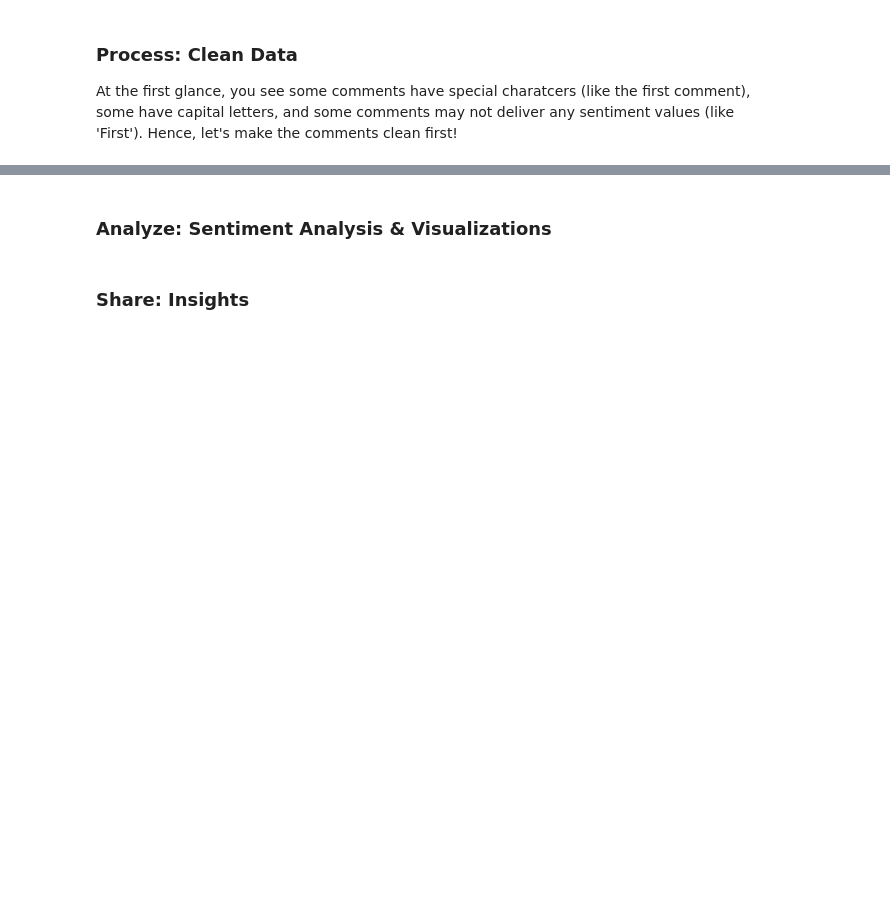
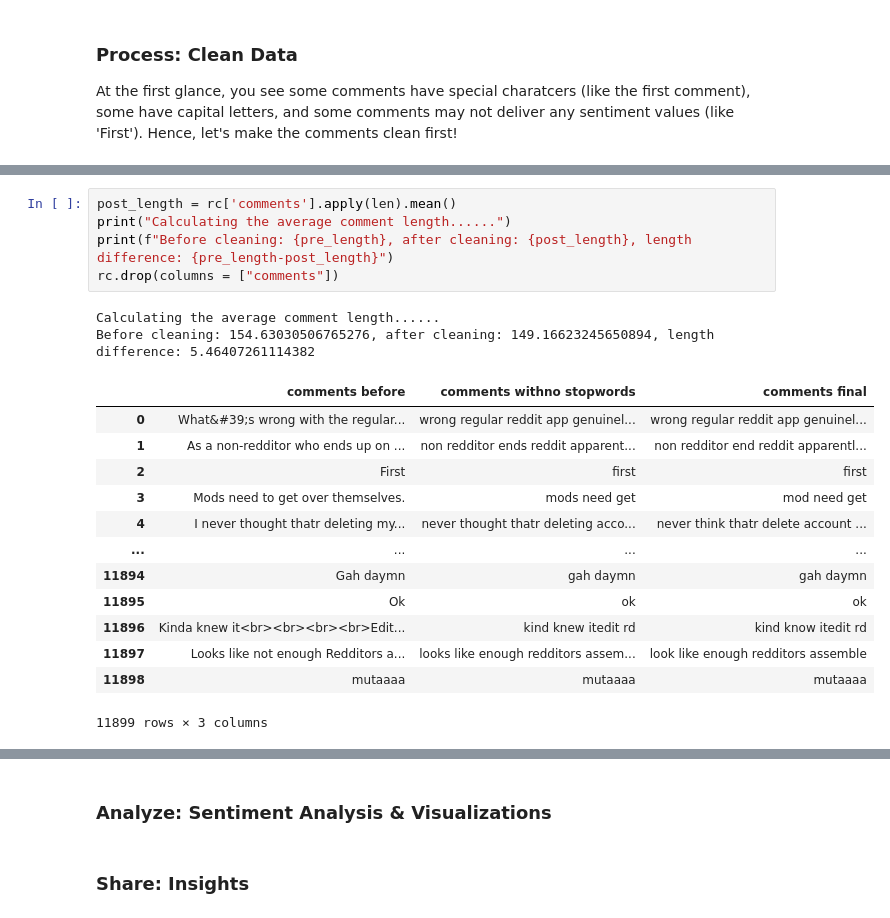
Before and after one commit to WilliamLu1999/Data-ML-Projects, a Jupyter notebook: reddit_api_sentiment_analysis_spark.ipynb, the cells around one changed output, grey strips where cells are left out. Drawn from its saved outputs; the diff is of its cells as text; blank space fills up the shorter version.

```diff
--- a/reddit_api_sentiment_analysis_spark.ipynb
+++ b/reddit_api_sentiment_analysis_spark.ipynb
@@ -185 +259,22 @@ At the first glance, you see some comments have special charatcers (like the fir
+# %%
+post_length = rc['comments'].apply(len).mean()
+print("Calculating the average comment length......")
+print(f"Before cleaning: {pre_length}, after cleaning: {post_length}, length difference: {pre_length-post_length}")
+rc.drop(columns = ["comments"])
+# %% [output]
+Calculating the average comment length......
+Before cleaning: 154.63030506765276, after cleaning: 149.16623245650894, length difference: 5.46407261114382
+|  | comments before | comments withno stopwords | comments final |
+| 0 | What&#39;s wrong with the regular... | wrong regular reddit app genuinel... | wrong regular reddit app genuinel... |
+| 1 | As a non-redditor who ends up on ... | non redditor ends reddit apparent... | non redditor end reddit apparentl... |
+| 2 | First | first | first |
+| 3 | Mods need to get over themselves. | mods need get | mod need get |
+| 4 | I never thought thatr deleting my... | never thought thatr deleting acco... | never think thatr delete account ... |
+| ... | ... | ... | ... |
+| 11894 | Gah daymn | gah daymn | gah daymn |
+| 11895 | Ok | ok | ok |
+| 11896 | Kinda knew it<br><br><br><br>Edit... | kind knew itedit rd | kind know itedit rd |
+| 11897 | Looks like not enough Redditors a... | looks like enough redditors assem... | look like enough redditors assemble |
+| 11898 | mutaaaa | mutaaaa | mutaaaa |
+11899 rows × 3 columns
 # %%
```
Also changed, not shown: parts of 9 cells of this notebook.
